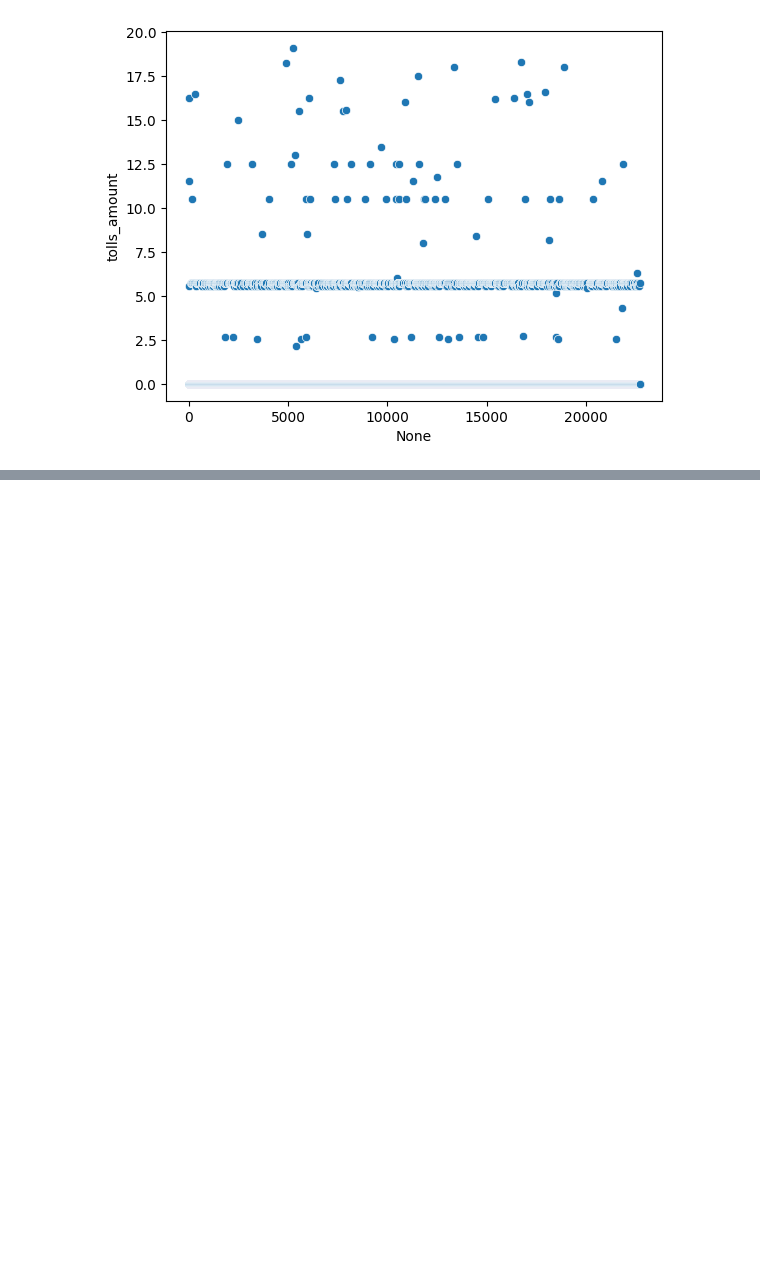
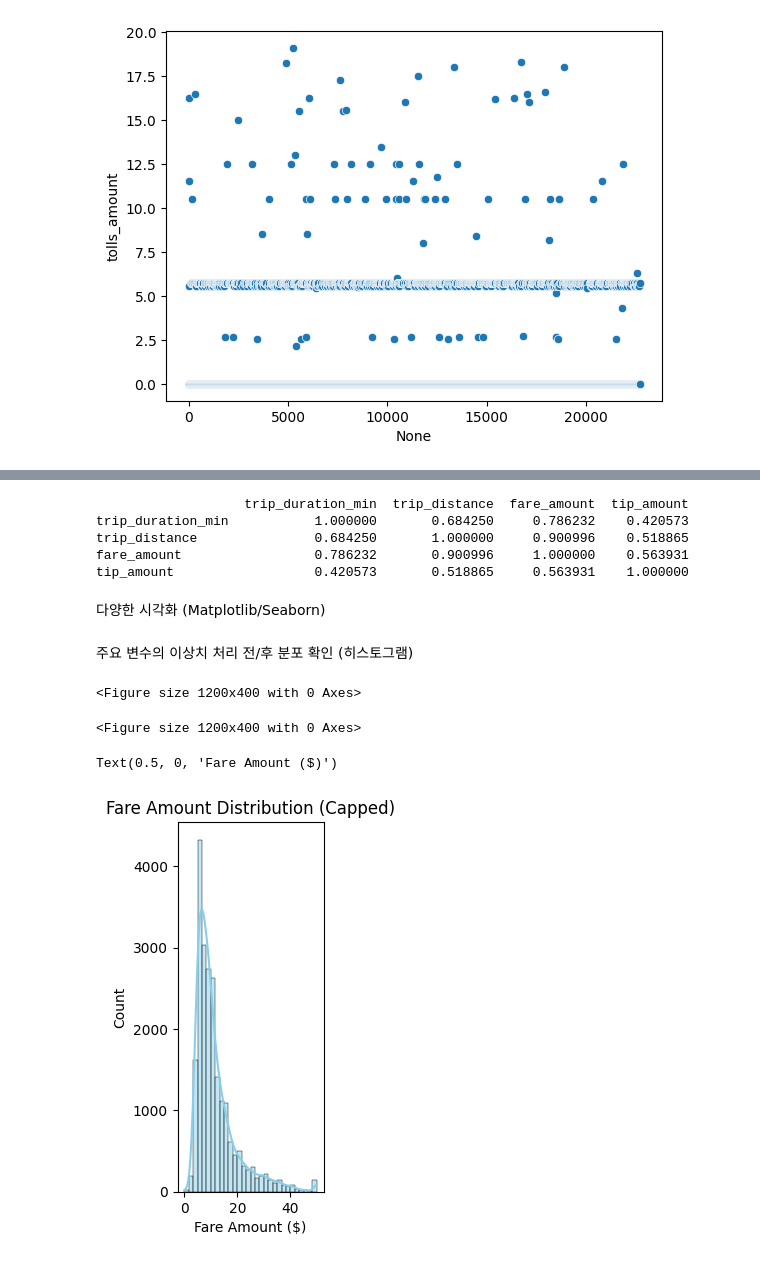
Before and after one commit to ary3120-droid/myproject, a Jupyter notebook: trip_ay.ipynb, the cells around one changed output, grey strips where cells are left out. Saved outputs shown, nothing was run; the diff lists cells and outputs as text; code cells hidden in the pictures; blank space fills up the shorter version.

```diff
--- a/trip_ay.ipynb
+++ b/trip_ay.ipynb
@@ -172,0 +169,18 @@ data[['passenger_count', 'fare_amount', 'tip_amount']].describe()
+# %%
+# 상위 극단 이상치(Outlier) 제거: IQR (사분위 범위)를 사용하여 15마일 초과를 제거한다.
+Q1 = data['trip_distance'].quantile(0.25)
+Q3 = data['trip_distance'].quantile(0.75)
+IQR = Q3 - Q1
+upper_bound = Q3 + 1.5 * IQR
+
+# 거리가 너무 긴 경우(상위 IQR 이상)는 제거하고, 15마일 초과 데이터도 함께 제거한다.
+distance_upper_limit = 15.0  # 임의로 15마일 초과 데이터를 극단적 이상치로 간주하고 제거한다.
+
+# 이상치 조건: (1) 0마일 초과 (2) 15마일 초과
+data = data[
+    (data['trip_distance'] <= distance_upper_limit) |
+    (data['trip_distance'] == 0) # 0마일은 짧은 거리로 인정한다.
+].copy()
+
+print("\n6. trip_distance 이상치 제거 후 데이터 크기:", data.shape)
+print(data['trip_distance'].describe())
@@ -182,3 +224,4 @@ data['trip_duration_min'] = (
 # %%
-data['trip_duration_min'].describe()
-data[data['trip_duration_min'] <= 0][['tpep_pickup_datetime','tpep_dropoff_datetime','trip_duration_min']].head()
+data = data[data['trip_duration_min'] > 0].copy()
+
+# 0분 이하인 데이터 제거
@@ -241,0 +228,7 @@ sns.regplot(data=data, x='trip_distance', y='fare_amount', scatter_kws={'alpha':
+# %%
+# 주행 시간 이상치 처리: 2시간(120분) 초과 데이터는 장거리 운행이나 대기시간 포함으로 간주하고,
+# 일반적인 택시 운행 범위(120분)로 상한선(Capping)을 설정한다.
+data['trip_duration_min'] = data['trip_duration_min'].apply(lambda x: 120 if x > 120 else x)
+
+
+print(data['trip_duration_min'].describe())
@@ -242 +245,7 @@ sns.regplot(data=data, x='trip_distance', y='fare_amount', scatter_kws={'alpha':
+# %%
+#요일 파생 변수 생성 (시각화 목적)
+
+data['day_of_week'] = data['tpep_pickup_datetime'].dt.day_name()
+# 요일 순서 지정
+day_order = ['Monday', 'Tuesday', 'Wednesday', 'Thursday', 'Friday', 'Saturday', 'Sunday']
 # %%
@@ -263,0 +276,27 @@ memory usage: 1.7+ MB
+# %%
+print(data[['trip_duration_min', 'trip_distance', 'fare_amount', 'tip_amount']].corr())
+# 상관관계 해석: trip_distance와 fare_amount가 0.91로 가장 강한 양의 상관관계를 보인다.
+# %% [output]
+                   trip_duration_min  trip_distance  fare_amount  tip_amount
+trip_duration_min           1.000000       0.684250     0.786232    0.420573
+trip_distance               0.684250       1.000000     0.900996    0.518865
+fare_amount                 0.786232       0.900996     1.000000    0.563931
+tip_amount                  0.420573       0.518865     0.563931    1.000000
+# %% [markdown]
+다양한 시각화 (Matplotlib/Seaborn)
+# %% [markdown]
+주요 변수의 이상치 처리 전/후 분포 확인 (히스토그램)
+# %%
+plt.figure(figsize=(12, 4))
+# %% [output]
+<Figure size 1200x400 with 0 Axes>
+<Figure size 1200x400 with 0 Axes>
+# %%
+# (1) 요금 분포
+plt.subplot(1, 3, 1)
+sns.histplot(data['fare_amount'], bins=30, kde=True, color='skyblue')
+plt.title('Fare Amount Distribution (Capped)')
+plt.xlabel('Fare Amount ($)')
+# %% [output]
+Text(0.5, 0, 'Fare Amount ($)')
+[figure, added]
```
Also changed, not shown: parts of 36 cells of this notebook.
